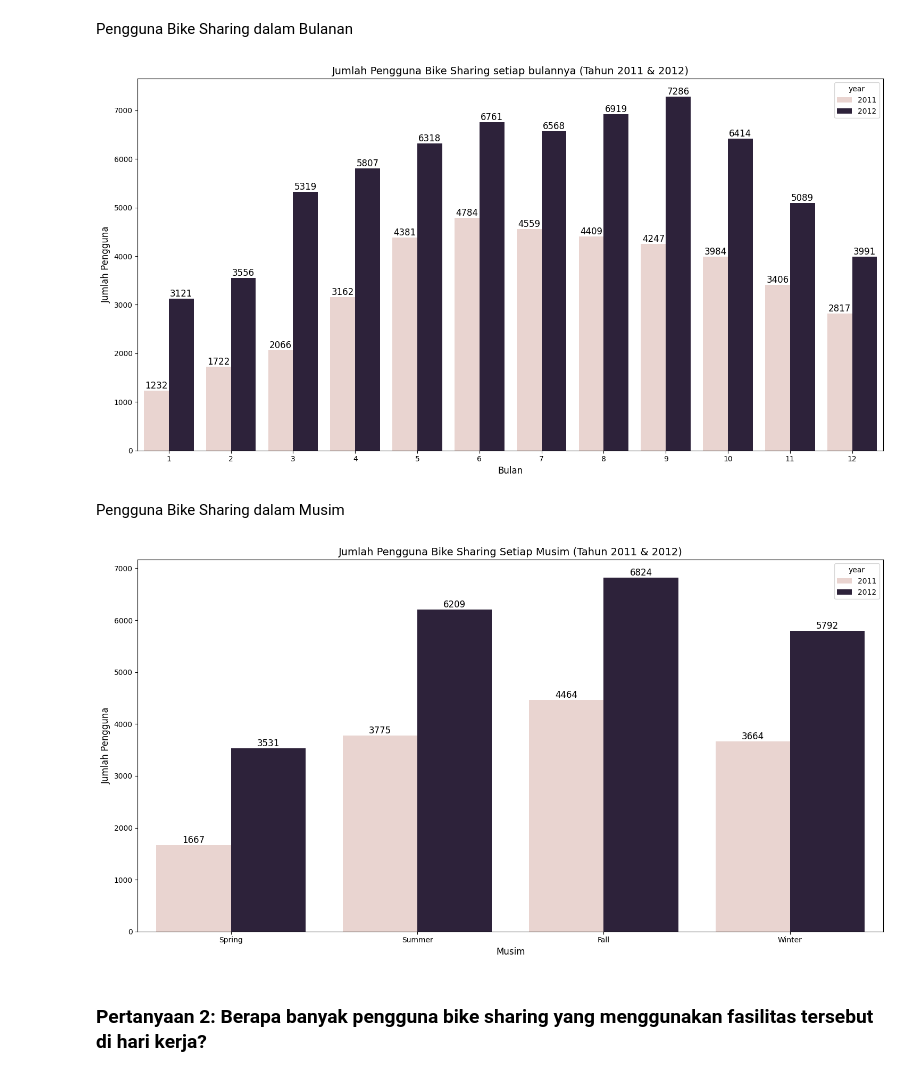
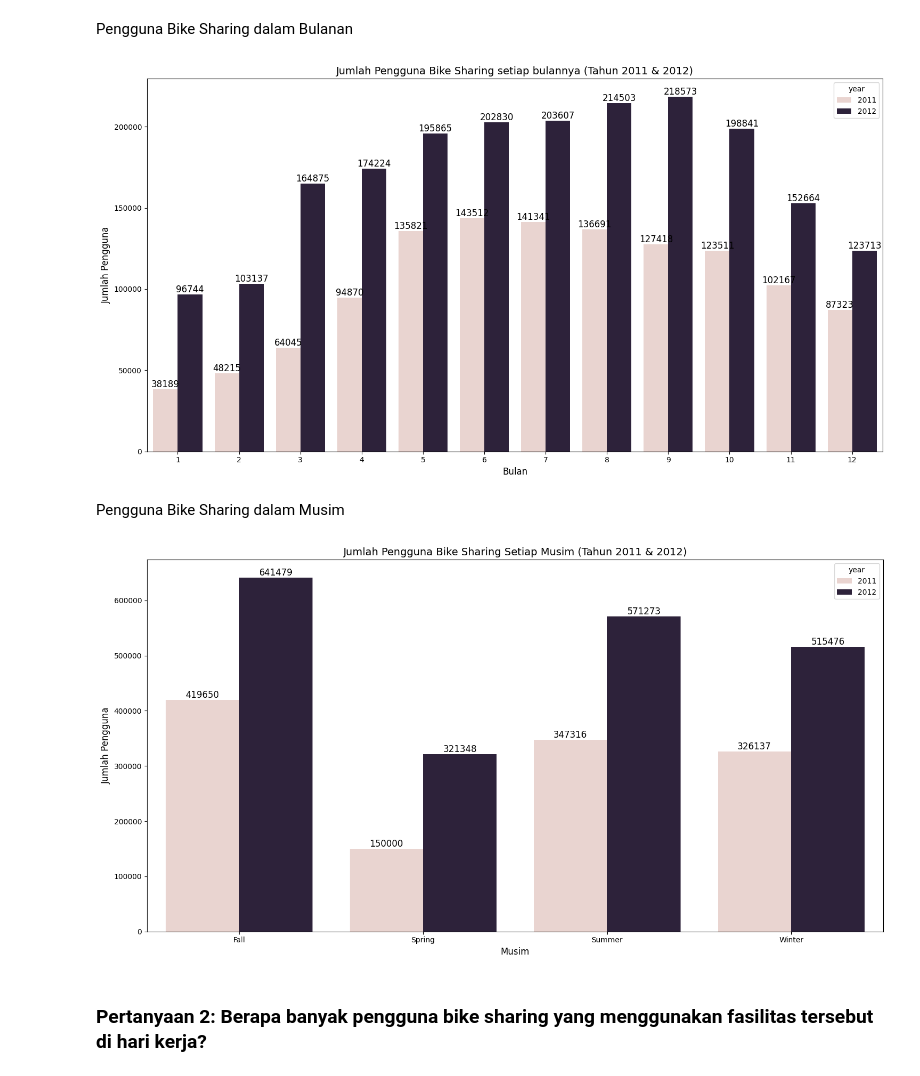
Before and after one commit to linggamandala/Bike-Sharing-Analysis-Dashboard, a Jupyter notebook: Bike Sharing Analysis.ipynb, the cells around one changed output. Saved outputs shown, nothing was run; the diff lists cells and outputs as text; code cells hidden in the pictures.

Commit message:
modified:   Bike Sharing Analysis.ipynb modified:   README.md new file:   dashboard.py new file:   data/cleaned_data.csv new file:   images/bike.jpg new file:   requirements.txt

```diff
--- a/Bike Sharing Analysis.ipynb
+++ b/Bike Sharing Analysis.ipynb
@@ -119,7 +93,7 @@ Dataset tidak mempunyai null value dan duplikat, sehingga aman untuk tahap selan
 # %% [markdown]
 Menghapus kolom instant dan dteday karena tidak diperlukan
 # %%
-df = df.drop(['instant', 'dteday'], axis=1)
+df = df.drop(['instant', 'dteday', 'casual', 'registered'], axis=1)
 # %% [markdown]
 Mengubah nama kolom yr, mnth, weathersit, hum, dan cnt
 # %%
@@ -132,7 +106,7 @@ df['year'] = df['year'].replace((0, 1), (2011, 2012))
 df['holiday'] = df['holiday'].replace((0, 1), ('No', 'Yes'))
 df['weekday'] = df['weekday'].replace((0, 1, 2, 3, 4, 5, 6), ('Sunday', 'Monday', 'Tuesday', 'Wednesday', 'Thursday', 'Friday', 'Saturday'))
 df['workingday'] = df['workingday'].replace((0, 1), ('No', 'Yes'))
-df['weather'] = df['weather'].replace((1, 2, 3, 4), ('Clear', 'Mist', 'Light Rain', 'Heavy Rain'))
+df['weather'] = df['weather'].replace((1, 2, 3, 4), ('Clear', 'Cloudy', 'Light Rain', 'Heavy Rain'))
 # %% [markdown]
 Mengubah tipe data
 # %%
@@ -254,33 +229,35 @@ plt.show()
 # %% [markdown]
 Pengguna Bike Sharing dalam Bulanan
 # %%
+df_month = df.groupby(['year', 'month'])['count'].sum().reset_index()
 plt.figure(figsize=(15,8))
 plt.title('Jumlah Pengguna Bike Sharing setiap bulannya (Tahun 2011 & 2012)', fontsize=14)
-ax = sns.barplot(x='month', y='count', data=df, hue='year', errorbar=None)
-ax.bar_label(ax.containers[0], fmt='%.0f', fontsize=12)
-ax.bar_label(ax.containers[1], fmt='%.0f', fontsize=12)
+ax = sns.barplot(x='month', y='count', data=df_month, hue='year', errorbar=None)
+ax.bar_label(ax.containers[0], fontsize=12)
+ax.bar_label(ax.containers[1], fontsize=12)
 plt.tick_params(axis='both', which='major')
 plt.xlabel('Bulan', fontsize=12)
 plt.ylabel('Jumlah Pengguna', fontsize=12)
 plt.tight_layout()
 plt.show()
 # %% [output]
-[figure, old version]
+[figure, new version]
 # %% [markdown]
 Pengguna Bike Sharing dalam Musim
 # %%
+df_season = df.groupby(['year', 'season'])['count'].sum().reset_index()
 plt.figure(figsize=(15,8))
 plt.title('Jumlah Pengguna Bike Sharing Setiap Musim (Tahun 2011 & 2012)', fontsize=14)
-ax = sns.barplot(x='season', y='count', data=df, hue='year', errorbar=None)
+ax = sns.barplot(x='season', y='count', data=df_season, hue='year', errorbar=None)
 ax.bar_label(ax.containers[0], fmt='%.0f', fontsize=12)
 ax.bar_label(ax.containers[1], fmt='%.0f', fontsize=12)
 plt.tick_params(axis='both', which='major')
 plt.xlabel('Musim', fontsize=12)
 plt.ylabel('Jumlah Pengguna', fontsize=12)
 plt.tight_layout()
 plt.show()
 # %% [output]
-[figure, old version]
+[figure, new version]
 # %% [markdown]
 ### Pertanyaan 2: Berapa banyak pengguna bike sharing yang menggunakan fasilitas tersebut di hari kerja?
 # %% [markdown]
```
Also changed, not shown: parts of 17 cells of this notebook, 5 other files.
